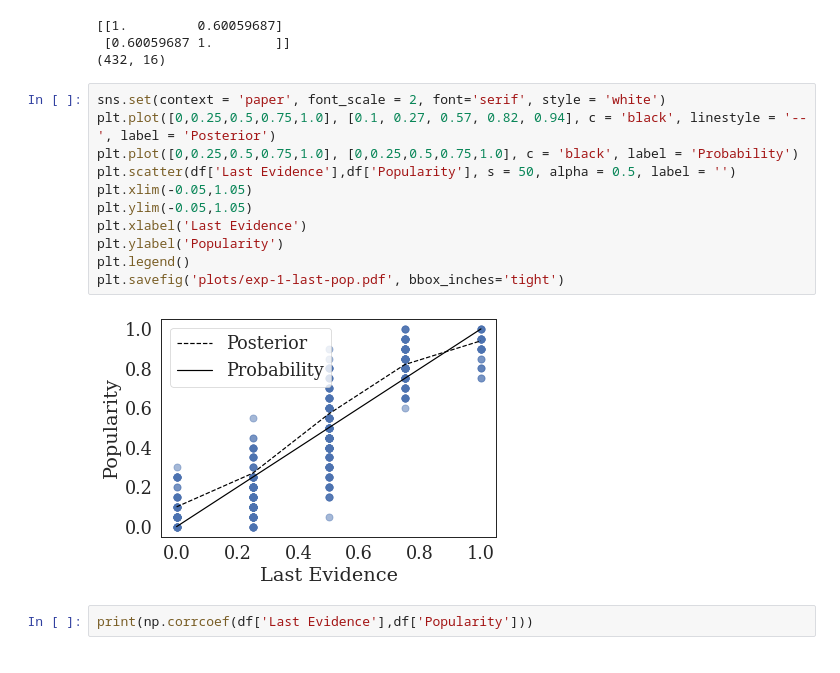
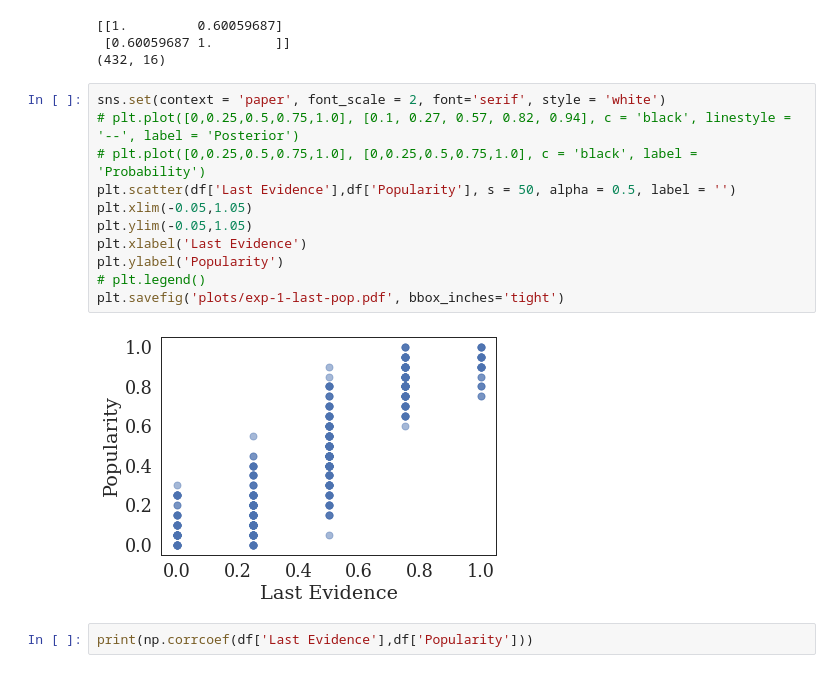
Before and after one commit to pkrafft/Overcoming-individual-limitations-through-distributed-computation, a Jupyter notebook: gems/analysis/analysis.ipynb, the cells around one changed output. Cells and saved outputs as stored; diff of their text form.

Commit message:
removing lines from plot

```diff
--- a/gems/analysis/analysis.ipynb
+++ b/gems/analysis/analysis.ipynb
@@ -279,17 +279,17 @@ print(df.shape)
 (432, 16)
 # %%
 sns.set(context = 'paper', font_scale = 2, font='serif', style = 'white')
-plt.plot([0,0.25,0.5,0.75,1.0], [0.1, 0.27, 0.57, 0.82, 0.94], c = 'black', linestyle = '--', label = 'Posterior')
-plt.plot([0,0.25,0.5,0.75,1.0], [0,0.25,0.5,0.75,1.0], c = 'black', label = 'Probability')
+# plt.plot([0,0.25,0.5,0.75,1.0], [0.1, 0.27, 0.57, 0.82, 0.94], c = 'black', linestyle = '--', label = 'Posterior')
+# plt.plot([0,0.25,0.5,0.75,1.0], [0,0.25,0.5,0.75,1.0], c = 'black', label = 'Probability')
 plt.scatter(df['Last Evidence'],df['Popularity'], s = 50, alpha = 0.5, label = '')
 plt.xlim(-0.05,1.05)
 plt.ylim(-0.05,1.05)
 plt.xlabel('Last Evidence')
 plt.ylabel('Popularity')
-plt.legend()
+# plt.legend()
 plt.savefig('plots/exp-1-last-pop.pdf', bbox_inches='tight')
 # %% [output]
-[figure, old version]
+[figure, new version]
 # %%
 print(np.corrcoef(df['Last Evidence'],df['Popularity']))
 # %% [output]
```
Also changed, not shown: 10 other files.
